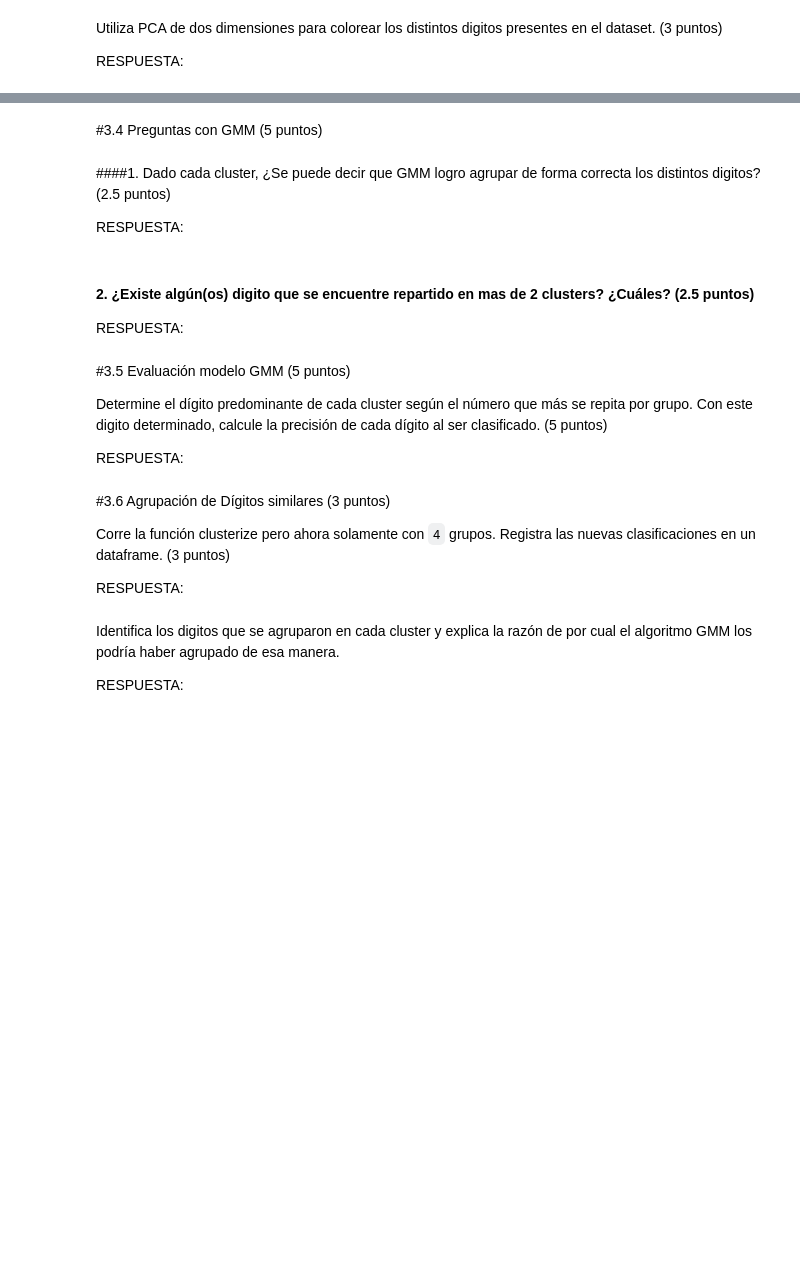
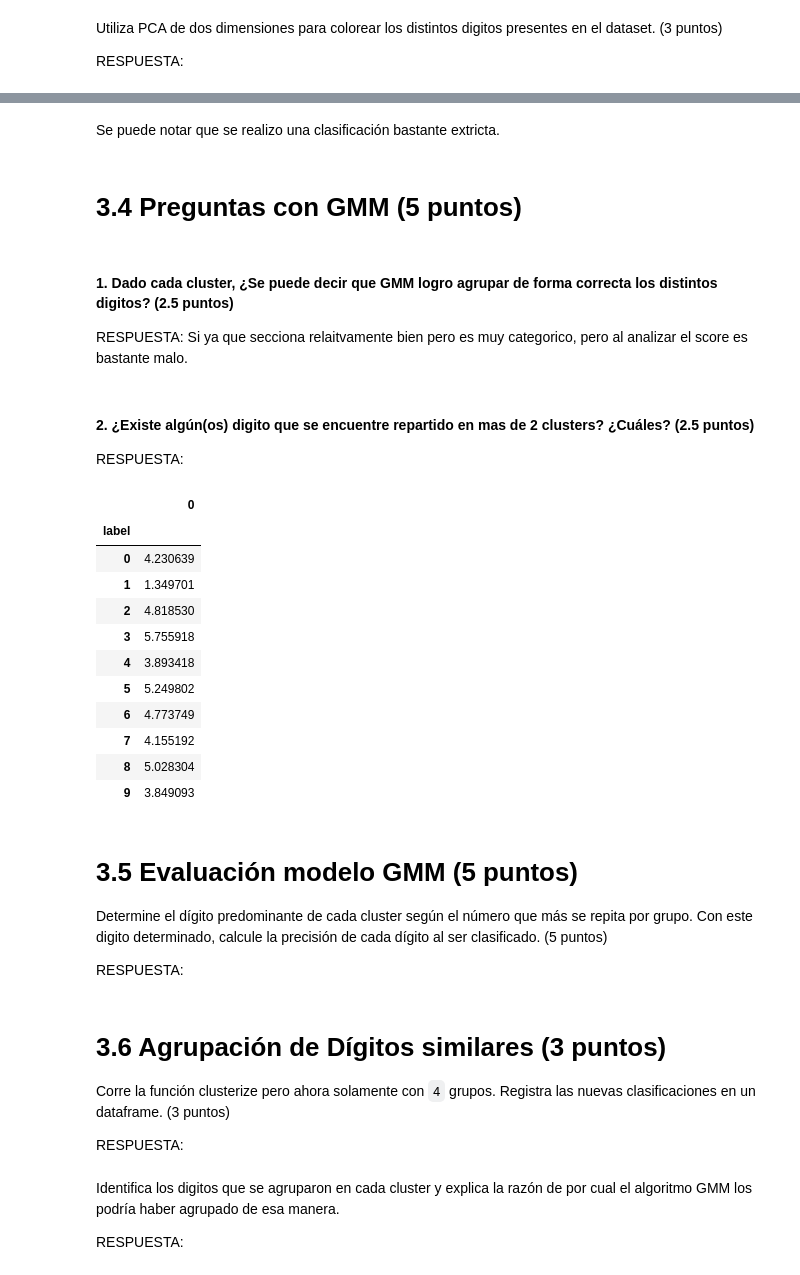
Before and after one commit to gabiacuna/IIC2433, a Jupyter notebook: tareas/T3.ipynb, the cells around one changed output, grey strips where cells are left out. Cells and saved outputs as stored; diff of their text form; code cells hidden in the pictures; blank space fills up the shorter version.

```diff
--- a/tareas/T3.ipynb
+++ b/tareas/T3.ipynb
@@ -237,21 +297,40 @@ RESPUESTA:
+# %% [markdown]
+Se puede notar que se realizo una clasificación bastante extricta.
 # %% [markdown]
-#3.4 Preguntas con GMM (5 puntos)
+# 3.4 Preguntas con GMM (5 puntos)
 # %% [markdown]
-####1. Dado cada cluster, ¿Se puede decir que GMM logro agrupar de forma correcta los distintos digitos? (2.5 puntos)
+#### 1. Dado cada cluster, ¿Se puede decir que GMM logro agrupar de forma correcta los distintos digitos? (2.5 puntos)
 
-RESPUESTA:
+RESPUESTA: Si ya que secciona relaitvamente bien pero es muy categorico, pero al analizar el score es bastante malo.
 # %% [markdown]
 #### 2. ¿Existe algún(os) digito que se encuentre repartido en mas de 2 clusters? ¿Cuáles? (2.5 puntos)
 
 RESPUESTA:
+# %%
+clusters.insert(0, 'label', y)
+# %%
+clusters.groupby(['label']).mean()
+# %% [output]
+|  | 0 |
+| label |  |
+| 0 | 4.230639 |
+| 1 | 1.349701 |
+| 2 | 4.818530 |
+| 3 | 5.755918 |
+| 4 | 3.893418 |
+| 5 | 5.249802 |
+| 6 | 4.773749 |
+| 7 | 4.155192 |
+| 8 | 5.028304 |
+| 9 | 3.849093 |
 # %% [markdown]
-#3.5 Evaluación modelo GMM (5 puntos)
+# 3.5 Evaluación modelo GMM (5 puntos)
 
 Determine el dígito predominante de cada cluster según el número que más se repita por grupo. Con este digito determinado, calcule la precisión de cada dígito al ser clasificado. (5 puntos)
 
 RESPUESTA:
 # %% [markdown]
-#3.6 Agrupación de Dígitos similares (3 puntos)
+# 3.6 Agrupación de Dígitos similares (3 puntos)
 
 Corre la función clusterize pero ahora solamente con `4` grupos. Registra las nuevas clasificaciones en un dataframe. (3 puntos)
 
```
Also changed, not shown: parts of 22 cells of this notebook.
